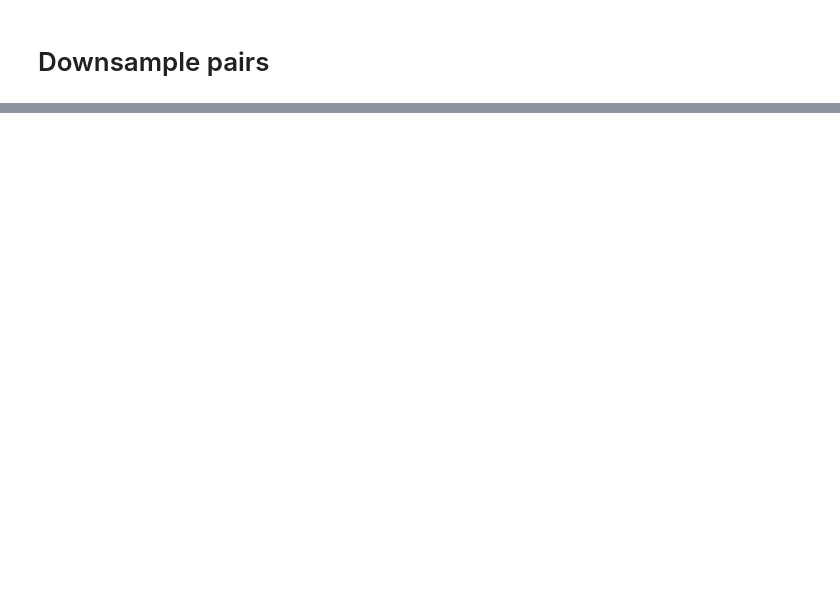
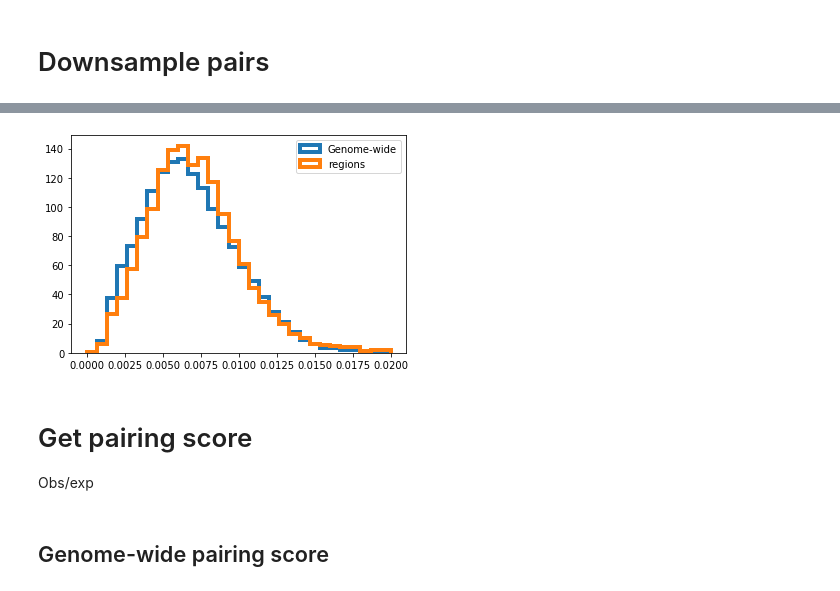
Before and after one commit to gerlichlab/ngs, a Jupyter notebook: examples/Function_examples.ipynb, the cells around one changed output, grey strips where cells are left out. Cells and saved outputs as stored; diff of their text form; code cells hidden in the pictures; blank space fills up the shorter version.

```diff
--- a/examples/Function_examples.ipynb
+++ b/examples/Function_examples.ipynb
@@ -320,0 +359,13 @@ pairsNew = HT.downSamplePairs(pairs)
+# %%
+f, ax = plt.subplots()
+ax.hist(pairingScoreGW["PairingScore"], bins=30, range=(0, 0.02), density=True, label="Genome-wide", histtype="step", lw=4)
+ax.hist(pairingRegions["PairingScore"], bins=30, range=(0, 0.02), density=True, label="regions", histtype="step", lw=4)
+ax.legend()
+plt.show()
+# %% [output]
+[figure, added]
+# %% [markdown]
+# Get pairing score
+Obs/exp
+# %% [markdown]
+## Genome-wide pairing score
```
Also changed, not shown: parts of 10 cells of this notebook.
